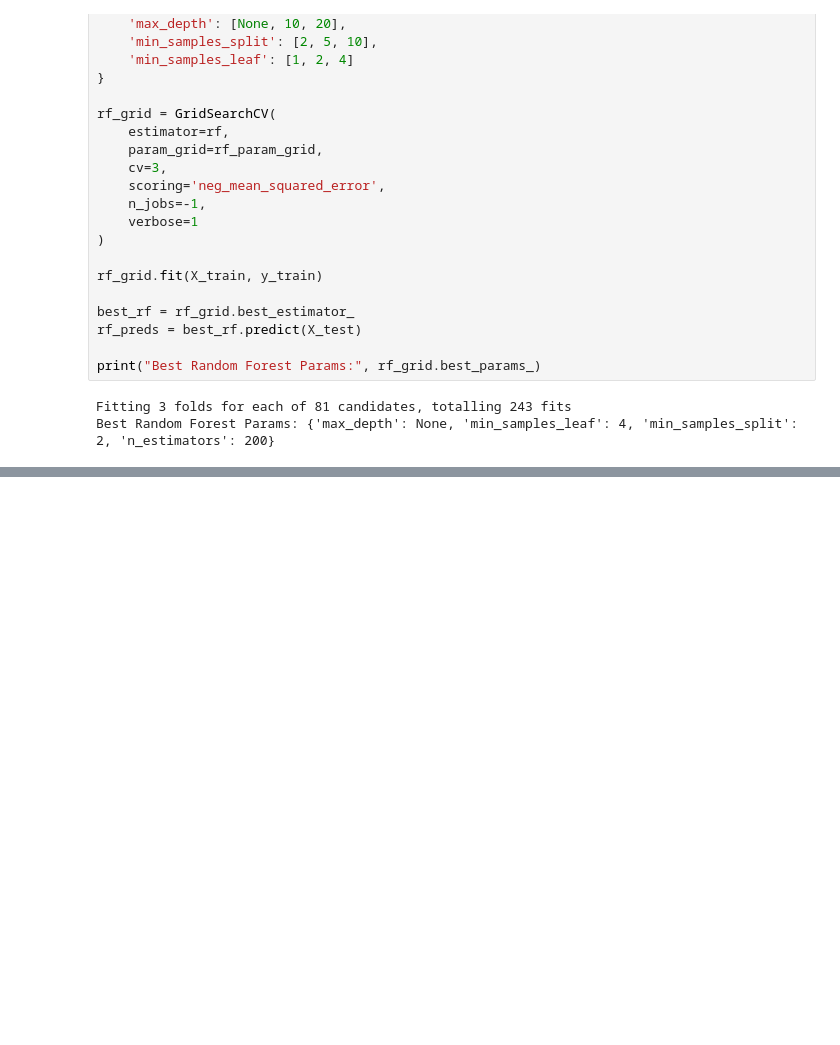
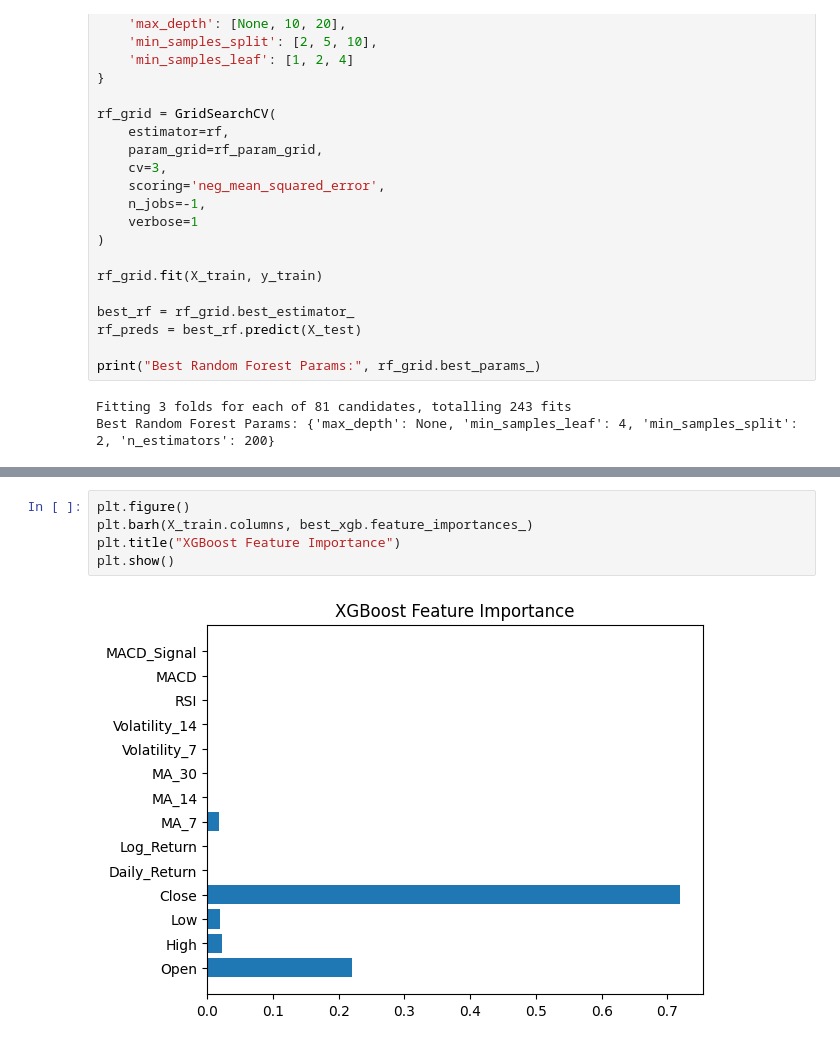
Before and after one commit to KeneanDita/Cryptocurrency-Price-Predictor-using-Time-Series-data, a Jupyter notebook: Notebooks/BTC_Model_Training.ipynb, the cells around one changed output, grey strips where cells are left out. Cells and saved outputs as stored; diff of their text form; blank space fills up the shorter version.

Commit message:
XGBoost Feature Importance

```diff
--- a/Notebooks/BTC_Model_Training.ipynb
+++ b/Notebooks/BTC_Model_Training.ipynb
@@ -261,0 +285,7 @@ Best Random Forest Params: {'max_depth': None, 'min_samples_leaf': 4, 'min_sampl
+# %%
+plt.figure()
+plt.barh(X_train.columns, best_xgb.feature_importances_)
+plt.title("XGBoost Feature Importance")
+plt.show()
+# %% [output]
+[figure, added]
```
Also changed, not shown: parts of 2 cells of this notebook.
